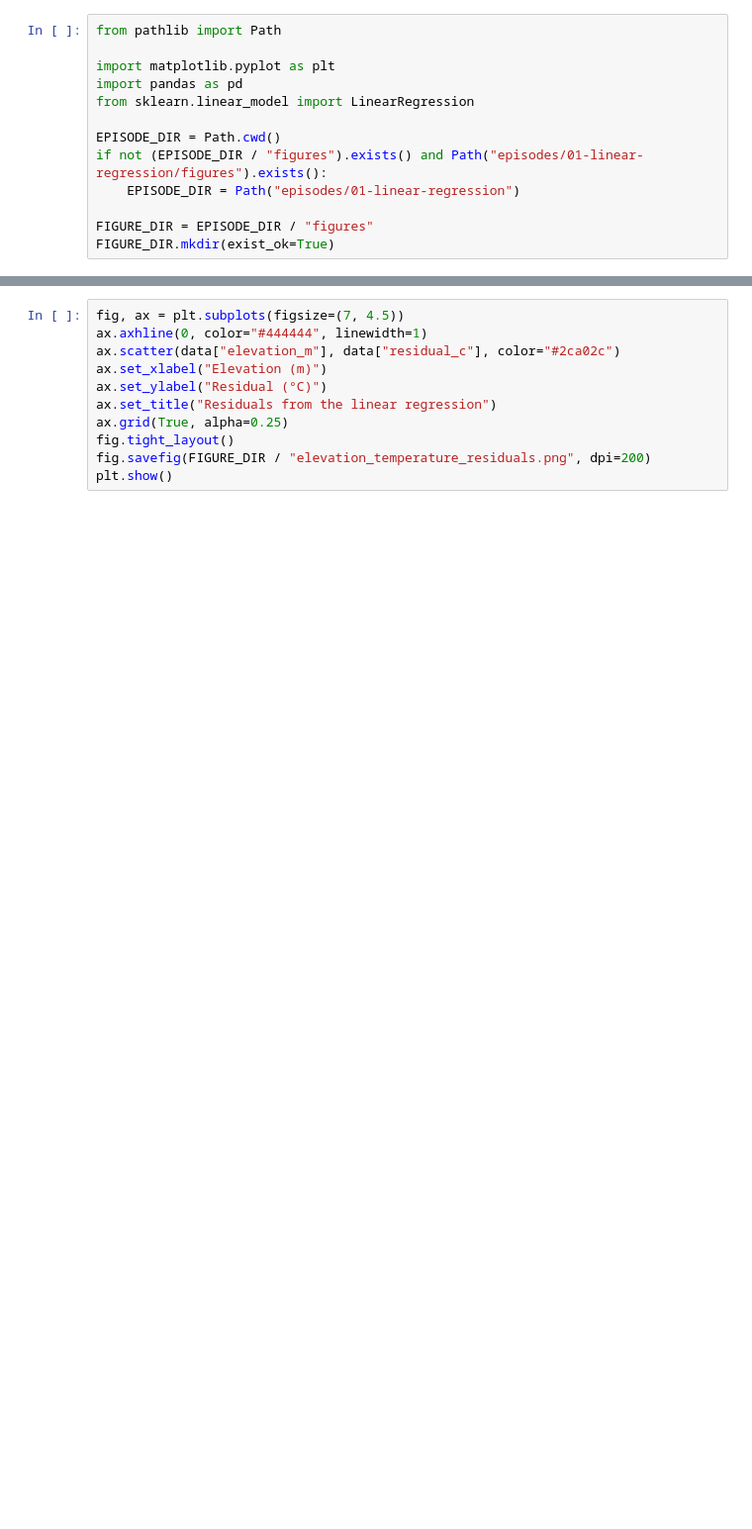
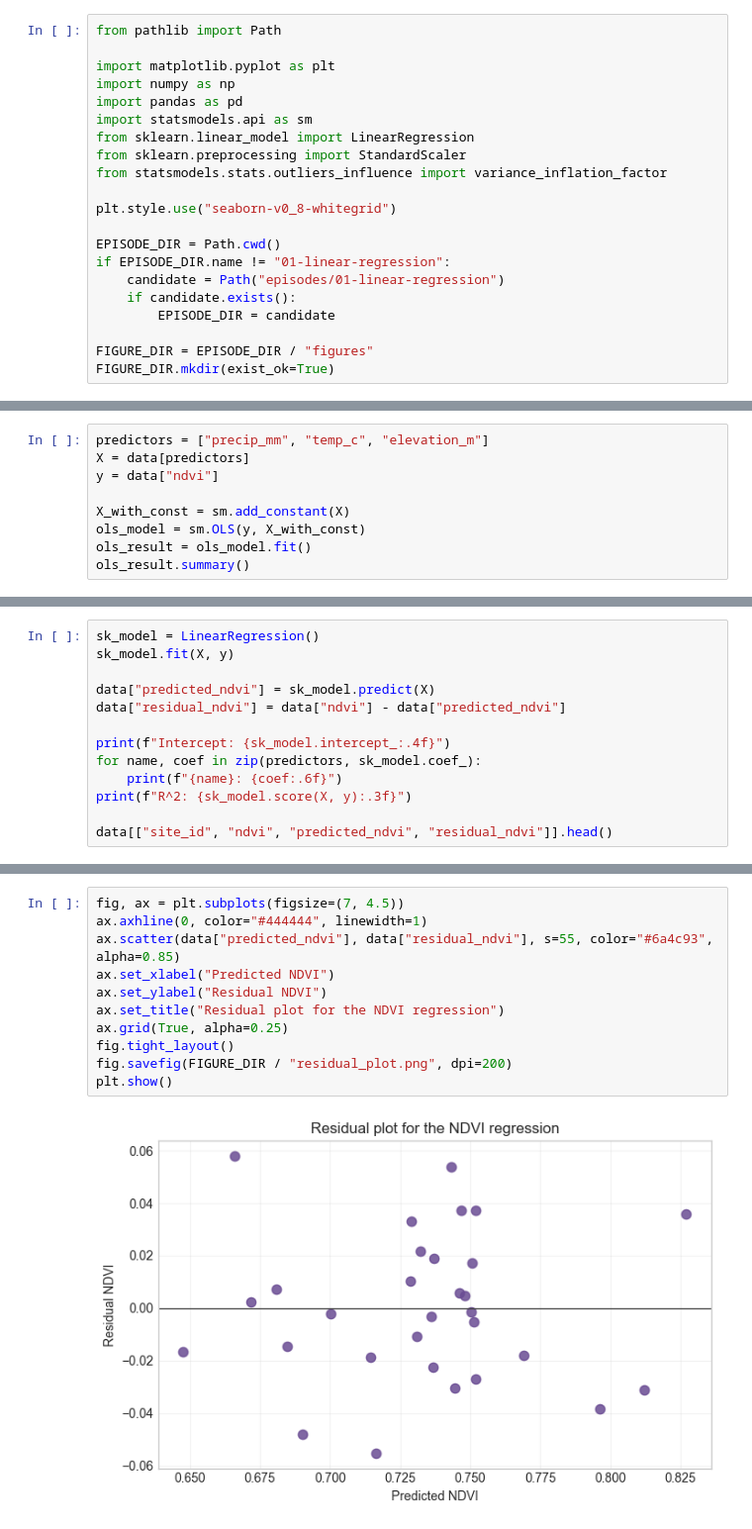
Before and after one commit to ali820/LearnGeoAI, a Jupyter notebook: episodes/01-linear-regression/notebook.ipynb, the cells around one changed output, grey strips where cells are left out. Shown at 99% size. Saved outputs shown, nothing was run; the diff lists cells and outputs as text; blank space fills up the shorter version.

Commit message:
Revise first episode on regression analysis

```diff
--- a/episodes/01-linear-regression/notebook.ipynb
+++ b/episodes/01-linear-regression/notebook.ipynb
@@ -6,12 +13,20 @@
 from pathlib import Path
 
 import matplotlib.pyplot as plt
+import numpy as np
 import pandas as pd
+import statsmodels.api as sm
 from sklearn.linear_model import LinearRegression
+from sklearn.preprocessing import StandardScaler
+from statsmodels.stats.outliers_influence import variance_inflation_factor
+
+plt.style.use("seaborn-v0_8-whitegrid")
 
 EPISODE_DIR = Path.cwd()
-if not (EPISODE_DIR / "figures").exists() and Path("episodes/01-linear-regression/figures").exists():
-    EPISODE_DIR = Path("episodes/01-linear-regression")
+if EPISODE_DIR.name != "01-linear-regression":
+    candidate = Path("episodes/01-linear-regression")
+    if candidate.exists():
+        EPISODE_DIR = candidate
 
 FIGURE_DIR = EPISODE_DIR / "figures"
 FIGURE_DIR.mkdir(exist_ok=True)
@@ -68,0 +108,9 @@ plt.show()
+# %%
+predictors = ["precip_mm", "temp_c", "elevation_m"]
+X = data[predictors]
+y = data["ndvi"]
+
+X_with_const = sm.add_constant(X)
+ols_model = sm.OLS(y, X_with_const)
+ols_result = ols_model.fit()
+ols_result.summary()
@@ -68,0 +145,13 @@ plt.show()
+# %%
+sk_model = LinearRegression()
+sk_model.fit(X, y)
+
+data["predicted_ndvi"] = sk_model.predict(X)
+data["residual_ndvi"] = data["ndvi"] - data["predicted_ndvi"]
+
+print(f"Intercept: {sk_model.intercept_:.4f}")
+for name, coef in zip(predictors, sk_model.coef_):
+    print(f"{name}: {coef:.6f}")
+print(f"R^2: {sk_model.score(X, y):.3f}")
+
+data[["site_id", "ndvi", "predicted_ndvi", "residual_ndvi"]].head()
@@ -69,11 +234,13 @@ plt.show()
 # %%
 fig, ax = plt.subplots(figsize=(7, 4.5))
 ax.axhline(0, color="#444444", linewidth=1)
-ax.scatter(data["elevation_m"], data["residual_c"], color="#2ca02c")
-ax.set_xlabel("Elevation (m)")
-ax.set_ylabel("Residual (°C)")
-ax.set_title("Residuals from the linear regression")
+ax.scatter(data["predicted_ndvi"], data["residual_ndvi"], s=55, color="#6a4c93", alpha=0.85)
+ax.set_xlabel("Predicted NDVI")
+ax.set_ylabel("Residual NDVI")
+ax.set_title("Residual plot for the NDVI regression")
 ax.grid(True, alpha=0.25)
 fig.tight_layout()
-fig.savefig(FIGURE_DIR / "elevation_temperature_residuals.png", dpi=200)
+fig.savefig(FIGURE_DIR / "residual_plot.png", dpi=200)
 plt.show()
+# %% [output]
+[figure, added]
```
Also changed, not shown: parts of 25 cells of this notebook, 11 other files.
